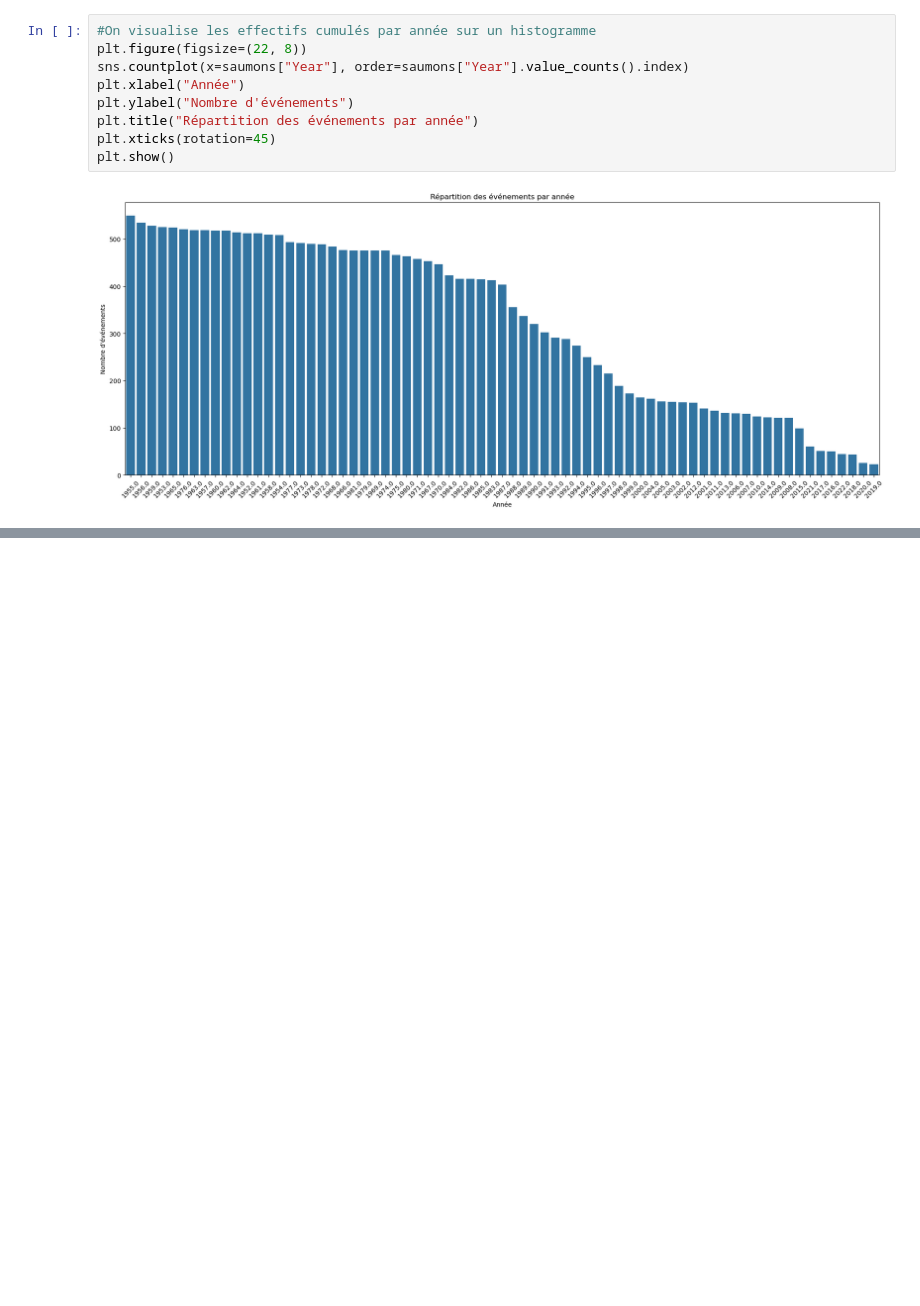
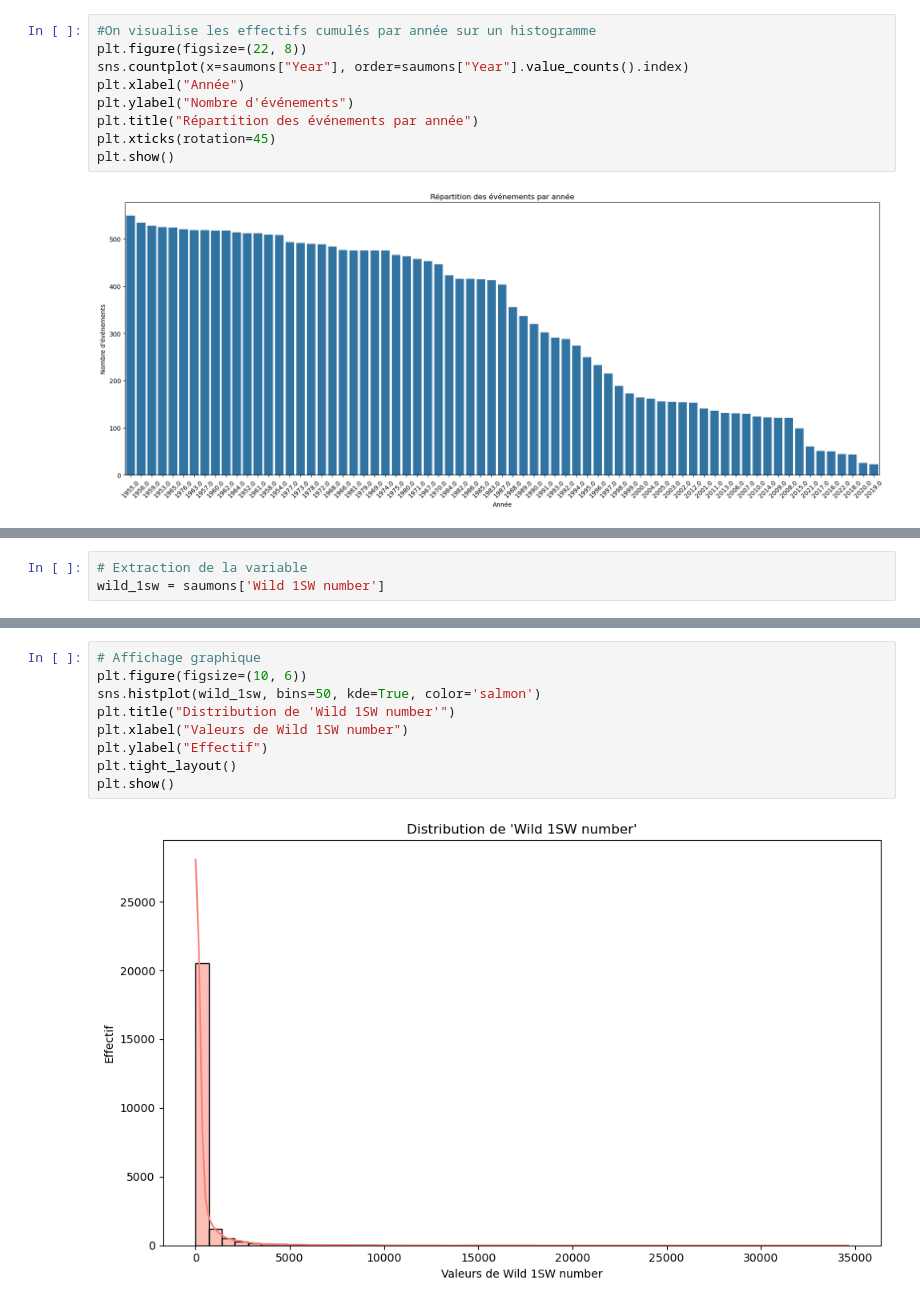
Before and after one commit to F1golfin/projet_stat, a Jupyter notebook: Etude_statistique_Saumons.ipynb, the cells around one changed output, grey strips where cells are left out. Saved outputs shown, nothing was run; the diff lists cells and outputs as text; blank space fills up the shorter version.

```diff
--- a/Etude_statistique_Saumons.ipynb
+++ b/Etude_statistique_Saumons.ipynb
@@ -611,0 +761,3 @@ plt.show()
+# %%
+# Extraction de la variable
+wild_1sw = saumons['Wild 1SW number']
@@ -611,0 +790,11 @@ plt.show()
+# %%
+# Affichage graphique
+plt.figure(figsize=(10, 6))
+sns.histplot(wild_1sw, bins=50, kde=True, color='salmon')
+plt.title("Distribution de 'Wild 1SW number'")
+plt.xlabel("Valeurs de Wild 1SW number")
+plt.ylabel("Effectif")
+plt.tight_layout()
+plt.show()
+# %% [output]
+[figure, added]
```
Also changed, not shown: parts of 46 cells of this notebook.
